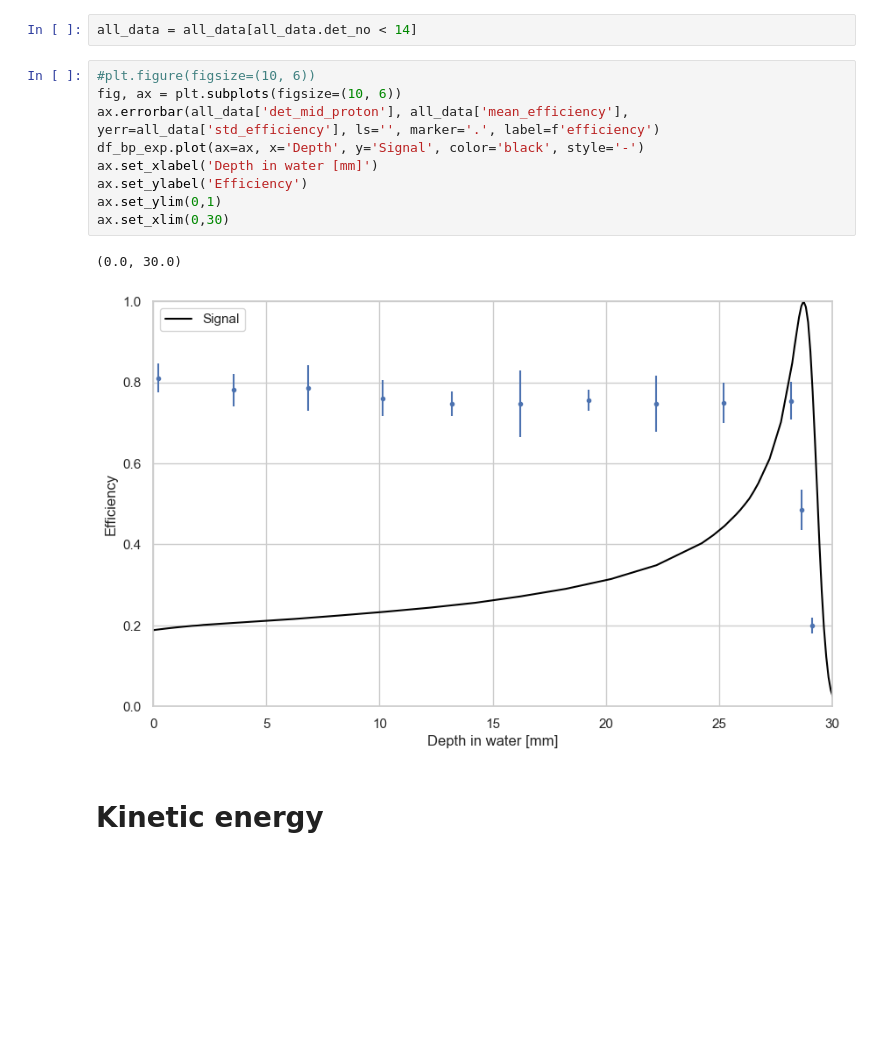
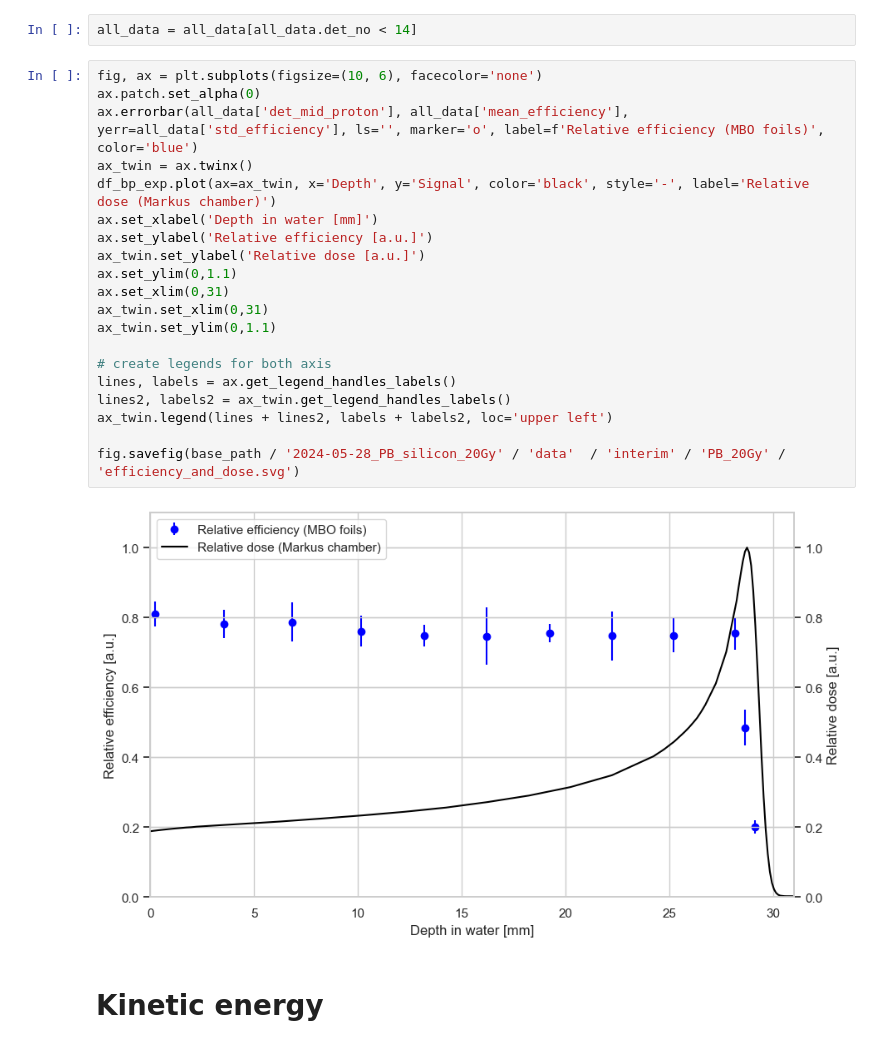
Before and after one commit to grzanka/osl_mb_foils, a Jupyter notebook: notebooks/playground/0.5-lg-1d-efficiency_10mm.ipynb, the cells around one changed output. Saved outputs shown, nothing was run; the diff lists cells and outputs as text; blank space fills up the shorter version.

```diff
--- a/notebooks/playground/0.5-lg-1d-efficiency_10mm.ipynb
+++ b/notebooks/playground/0.5-lg-1d-efficiency_10mm.ipynb
@@ -253,17 +253,27 @@ all_data['std_efficiency'] = numerator_relative_std + denominator_term
 # %%
 all_data = all_data[all_data.det_no < 14]
 # %%
-#plt.figure(figsize=(10, 6))
-fig, ax = plt.subplots(figsize=(10, 6))
-ax.errorbar(all_data['det_mid_proton'], all_data['mean_efficiency'], yerr=all_data['std_efficiency'], ls='', marker='.', label=f'efficiency')
-df_bp_exp.plot(ax=ax, x='Depth', y='Signal', color='black', style='-')
+fig, ax = plt.subplots(figsize=(10, 6), facecolor='none')
+ax.patch.set_alpha(0)
+ax.errorbar(all_data['det_mid_proton'], all_data['mean_efficiency'], yerr=all_data['std_efficiency'], ls='', marker='o', label=f'Relative efficiency (MBO foils)', color='blue')
+ax_twin = ax.twinx()
+df_bp_exp.plot(ax=ax_twin, x='Depth', y='Signal', color='black', style='-', label='Relative dose (Markus chamber)')
 ax.set_xlabel('Depth in water [mm]')
-ax.set_ylabel('Efficiency')
-ax.set_ylim(0,1)
-ax.set_xlim(0,30)
+ax.set_ylabel('Relative efficiency [a.u.]')
+ax_twin.set_ylabel('Relative dose [a.u.]')
+ax.set_ylim(0,1.1)
+ax.set_xlim(0,31)
+ax_twin.set_xlim(0,31)
+ax_twin.set_ylim(0,1.1)
+
+# create legends for both axis
+lines, labels = ax.get_legend_handles_labels()
+lines2, labels2 = ax_twin.get_legend_handles_labels()
+ax_twin.legend(lines + lines2, labels + labels2, loc='upper left')
+
+fig.savefig(base_path / '2024-05-28_PB_silicon_20Gy' / 'data'  / 'interim' / 'PB_20Gy' / 'efficiency_and_dose.svg')
 # %% [output]
-(0.0, 30.0)
-[figure, old version]
+[figure, new version]
 # %% [markdown]
 # Kinetic energy
 # %%
```
Also changed, not shown: 2 other files.
